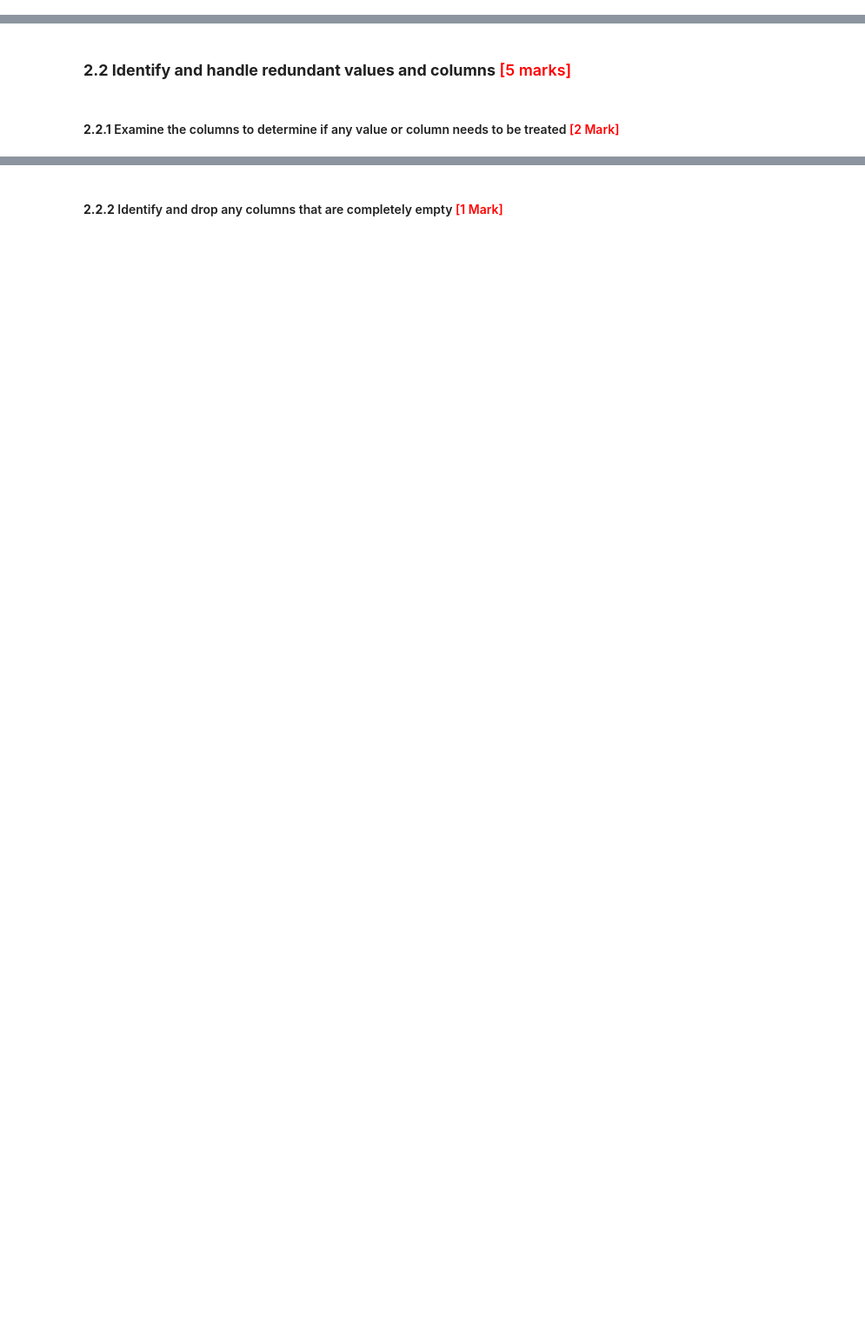
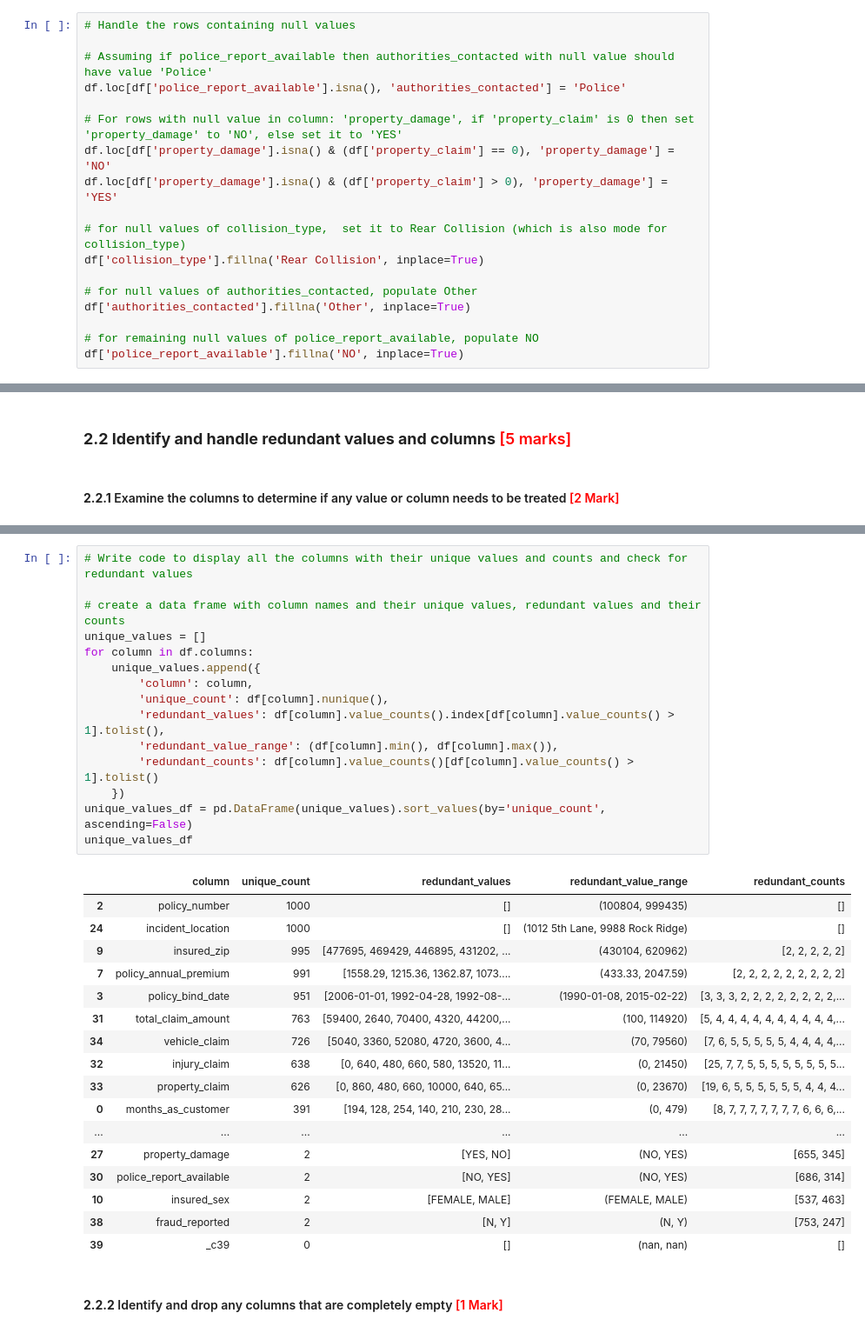
Before and after one commit to VFulara/Fraudulent-Claim-Detection, a Jupyter notebook: Fraudulent_Claim_Detection_Starter.ipynb, the cells around one changed output, grey strips where cells are left out. Shown at 87% size. Cells and saved outputs as stored; diff of their text form; blank space fills up the shorter version.

Commit message:
Data cleansing completed

```diff
--- a/Fraudulent_Claim_Detection_Starter.ipynb
+++ b/Fraudulent_Claim_Detection_Starter.ipynb
@@ -327,3 +337,21 @@ df.loc[df['police_report_available'].isna(), 'authorities_contacted'] = 'Police'
+# %%
+# Handle the rows containing null values
+
+# Assuming if police_report_available then authorities_contacted with null value should have value 'Police'
+df.loc[df['police_report_available'].isna(), 'authorities_contacted'] = 'Police'
+
+# For rows with null value in column: 'property_damage', if 'property_claim' is 0 then set 'property_damage' to 'NO', else set it to 'YES'
+df.loc[df['property_damage'].isna() & (df['property_claim'] == 0), 'property_damage'] = 'NO'
+df.loc[df['property_damage'].isna() & (df['property_claim'] > 0), 'property_damage'] = 'YES'
+
+# for null values of collision_type,  set it to Rear Collision (which is also mode for collision_type)
+df['collision_type'].fillna('Rear Collision', inplace=True)
+
+# for null values of authorities_contacted, populate Other
+df['authorities_contacted'].fillna('Other', inplace=True)
+
+# for remaining null values of police_report_available, populate NO
+df['police_report_available'].fillna('NO', inplace=True)
 # %%
 null_counts = df.isnull().sum()
 null_columns = null_counts[null_counts > 0]
@@ -364,3 +366,36 @@ Name: 0, dtype: object
+# %%
+# Write code to display all the columns with their unique values and counts and check for redundant values
+
+# create a data frame with column names and their unique values, redundant values and their counts
+unique_values = []
+for column in df.columns:
+    unique_values.append({
+        'column': column,
+        'unique_count': df[column].nunique(),
+        'redundant_values': df[column].value_counts().index[df[column].value_counts() > 1].tolist(),
+        'redundant_value_range': (df[column].min(), df[column].max()),
+        'redundant_counts': df[column].value_counts()[df[column].value_counts() > 1].tolist()
+    })
+unique_values_df = pd.DataFrame(unique_values).sort_values(by='unique_count', ascending=False)
+unique_values_df
+# %% [output]
+|  | column | unique_count | redundant_values | redundant_value_range | redundant_counts |
+| 2 | policy_number | 1000 | [] | (100804, 999435) | [] |
+| 24 | incident_location | 1000 | [] | (1012 5th Lane, 9988 Rock Ridge) | [] |
+| 9 | insured_zip | 995 | [477695, 469429, 446895, 431202, ... | (430104, 620962) | [2, 2, 2, 2, 2] |
+| 7 | policy_annual_premium | 991 | [1558.29, 1215.36, 1362.87, 1073.... | (433.33, 2047.59) | [2, 2, 2, 2, 2, 2, 2, 2, 2] |
+| 3 | policy_bind_date | 951 | [2006-01-01, 1992-04-28, 1992-08-... | (1990-01-08, 2015-02-22) | [3, 3, 3, 2, 2, 2, 2, 2, 2, 2, 2,... |
+| 31 | total_claim_amount | 763 | [59400, 2640, 70400, 4320, 44200,... | (100, 114920) | [5, 4, 4, 4, 4, 4, 4, 4, 4, 4, 4,... |
+| 34 | vehicle_claim | 726 | [5040, 3360, 52080, 4720, 3600, 4... | (70, 79560) | [7, 6, 5, 5, 5, 5, 5, 4, 4, 4, 4,... |
+| 32 | injury_claim | 638 | [0, 640, 480, 660, 580, 13520, 11... | (0, 21450) | [25, 7, 7, 5, 5, 5, 5, 5, 5, 5, 5... |
+| 33 | property_claim | 626 | [0, 860, 480, 660, 10000, 640, 65... | (0, 23670) | [19, 6, 5, 5, 5, 5, 5, 5, 4, 4, 4... |
+| 0 | months_as_customer | 391 | [194, 128, 254, 140, 210, 230, 28... | (0, 479) | [8, 7, 7, 7, 7, 7, 7, 7, 6, 6, 6,... |
+| ... | ... | ... | ... | ... | ... |
+| 27 | property_damage | 2 | [YES, NO] | (NO, YES) | [655, 345] |
+| 30 | police_report_available | 2 | [NO, YES] | (NO, YES) | [686, 314] |
+| 10 | insured_sex | 2 | [FEMALE, MALE] | (FEMALE, MALE) | [537, 463] |
+| 38 | fraud_reported | 2 | [N, Y] | (N, Y) | [753, 247] |
+| 39 | _c39 | 0 | [] | (nan, nan) | [] |
 # %% [markdown]
 #### **2.2.2** Identify and drop any columns that are completely empty <font color="red">[1 Mark]</font>
 # %%
```
Also changed, not shown: parts of 19 cells of this notebook.
